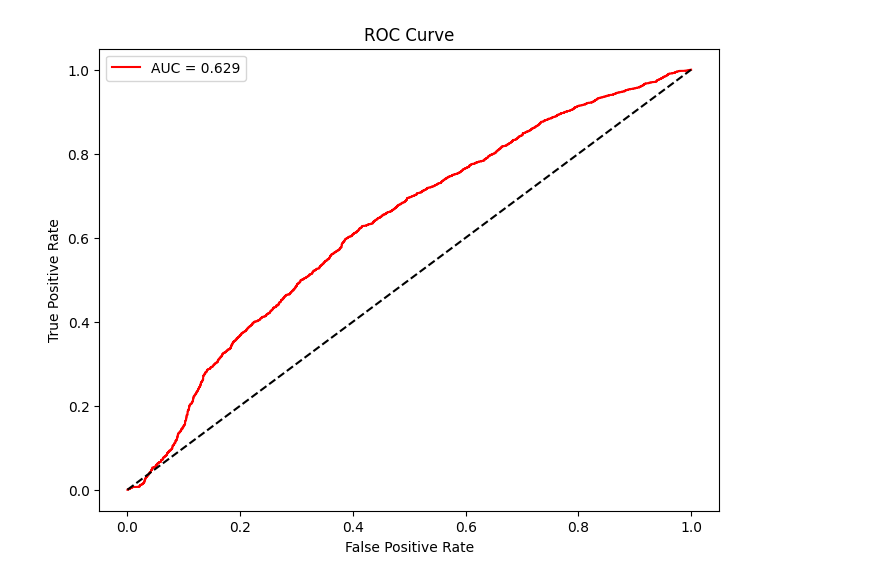
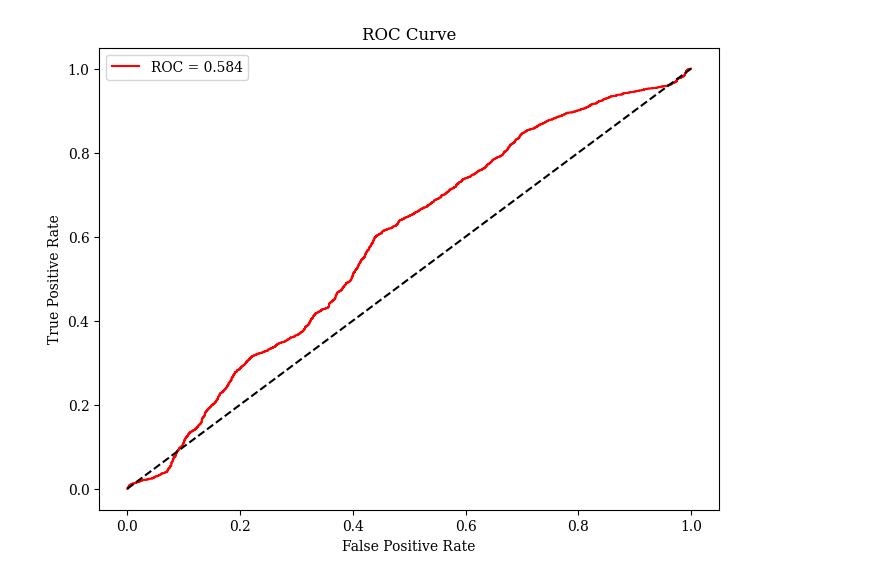
Before and after one commit to khushi-1909/CMT307-Stock-Price-Prediction, a Jupyter notebook: notebooks/03_random_forest.ipynb, the cells around one changed output. Saved outputs shown, nothing was run; the diff lists cells and outputs as text; code cells hidden in the pictures.

```diff
--- a/notebooks/03_random_forest.ipynb
+++ b/notebooks/03_random_forest.ipynb
@@ -15,3 +11,6 @@ Selecting
+# %%
+plt.rcParams['font.family'] = 'serif'
+plt.rcParams['mathtext.fontset'] = 'dejavuserif'
 # %%
 # Get data form yfinance for desired company
 df = yf.Ticker("MSFT")
@@ -48,7 +47,7 @@ def predict_90(train, test, predictors, model):
     combined = pd.concat({"Target": test["Target_90"],"Predictions": preds, 'Probabilities': probs}, axis=1)
     return combined
 # %%
-def backtest_90(data, model, predictors, start=2500, step=180):
+def backtest_90(data, model, predictors, start=2500, step=360):
     data = data.copy()
     all_predictions = []
     oob_scores = []
@@ -166,9 +165,11 @@ def full_predictors(df):
 
     df["return_5"] = df["EMA_Close"].pct_change(5)
     df["return_14"] = df["EMA_Close"].pct_change(14)
+    df["return_90"] = df["EMA_Close"].pct_change(90)
     df["volatility"] = df["EMA_Close"].rolling(7).std()
     df["momentum_7"] = df["EMA_Close"] / df["EMA_Close"].shift(7)
     df["momentum_30"] = df["EMA_Close"] / df["EMA_Close"].shift(30)
+    df["momentum_90"] = df["EMA_Close"] / df["EMA_Close"].shift(90)
 
     df = df.dropna()
 
@@ -177,10 +178,12 @@ def full_predictors(df):
 
 df = full_predictors(df)
 
-all_predictors = ['return_5',
+all_predictors = [
+                  'return_5',
                   'volatility',
                   'momentum_7',
                   'momentum_30',
+
                   'return_14',
                   'stoch_k',
                   'stoch_d',
@@ -189,8 +192,10 @@ all_predictors = ['return_5',
                   'MACD_hist',
                   'OBV',
                   'ROC (Rate of Change)',
+
                   'EMA_High',
                   'EMA_Open',
+
                   ]
 # %%
 df['Target'] = df['Target_90']
@@ -475,20 +480,20 @@ Average Return per Trade: 8.45%
 # %%
 y_true = predictions["Target"]
 probs = predictions["Probabilities"]
 
 fpr, tpr, thresholds = roc_curve(y_true, probs)
 roc_auc = auc(fpr, tpr)
 
 plt.figure(figsize=(8,6))
 
-plt.plot(fpr, tpr, 'r', label=f"AUC = {roc_auc:.3f}")
+plt.plot(fpr, tpr, 'r', label=f"ROC = {roc_auc:.3f}")
 plt.plot([0, 1], [0, 1], 'k', linestyle="--")  # y = x baseline
 
 plt.xlabel("False Positive Rate")
 plt.ylabel("True Positive Rate")
 plt.title("ROC Curve")
 
 plt.legend()
 plt.show()
 # %% [output]
-[figure, old version]
+[figure, new version]
```
Also changed, not shown: parts of 12 cells of this notebook, 4 other files.
